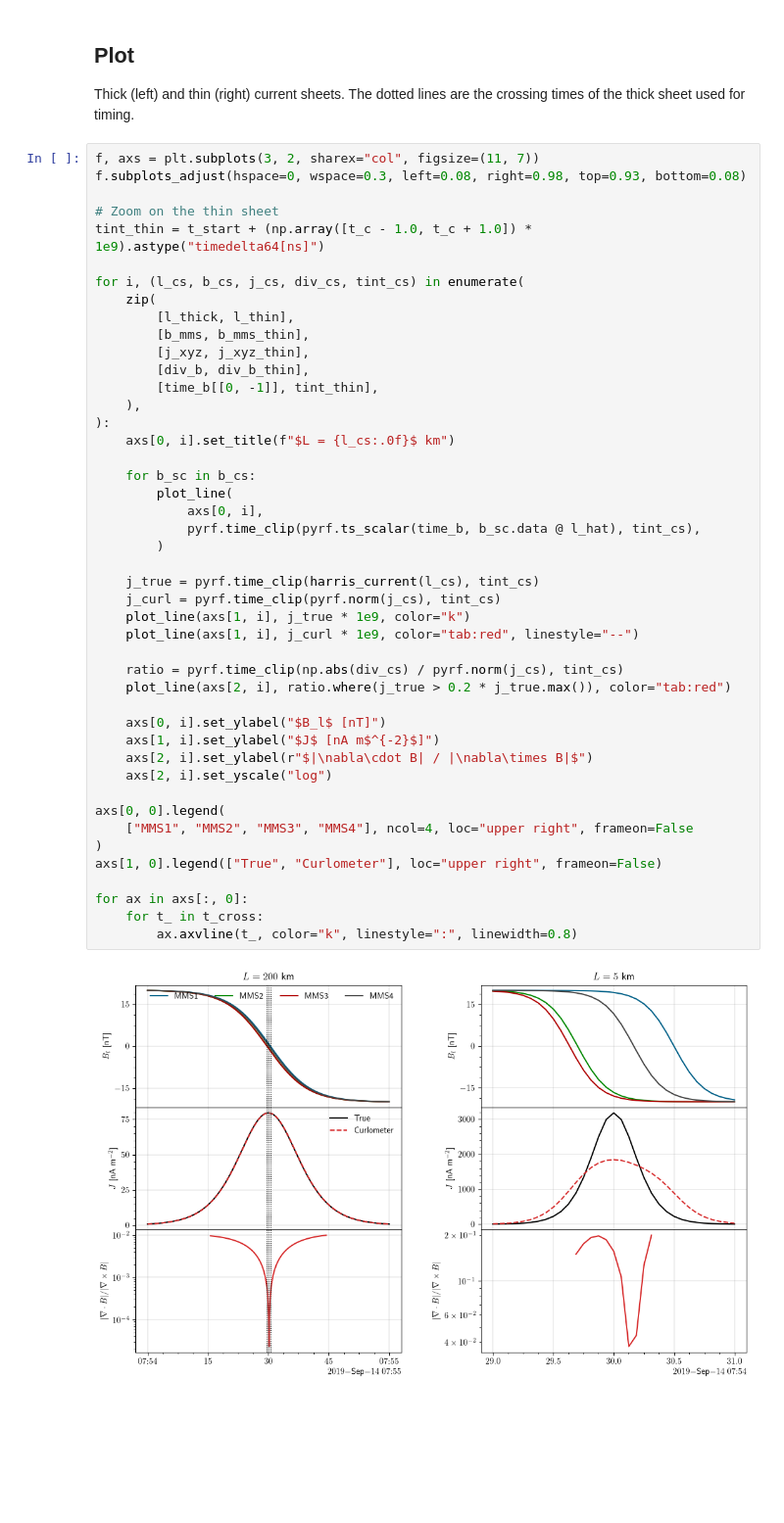
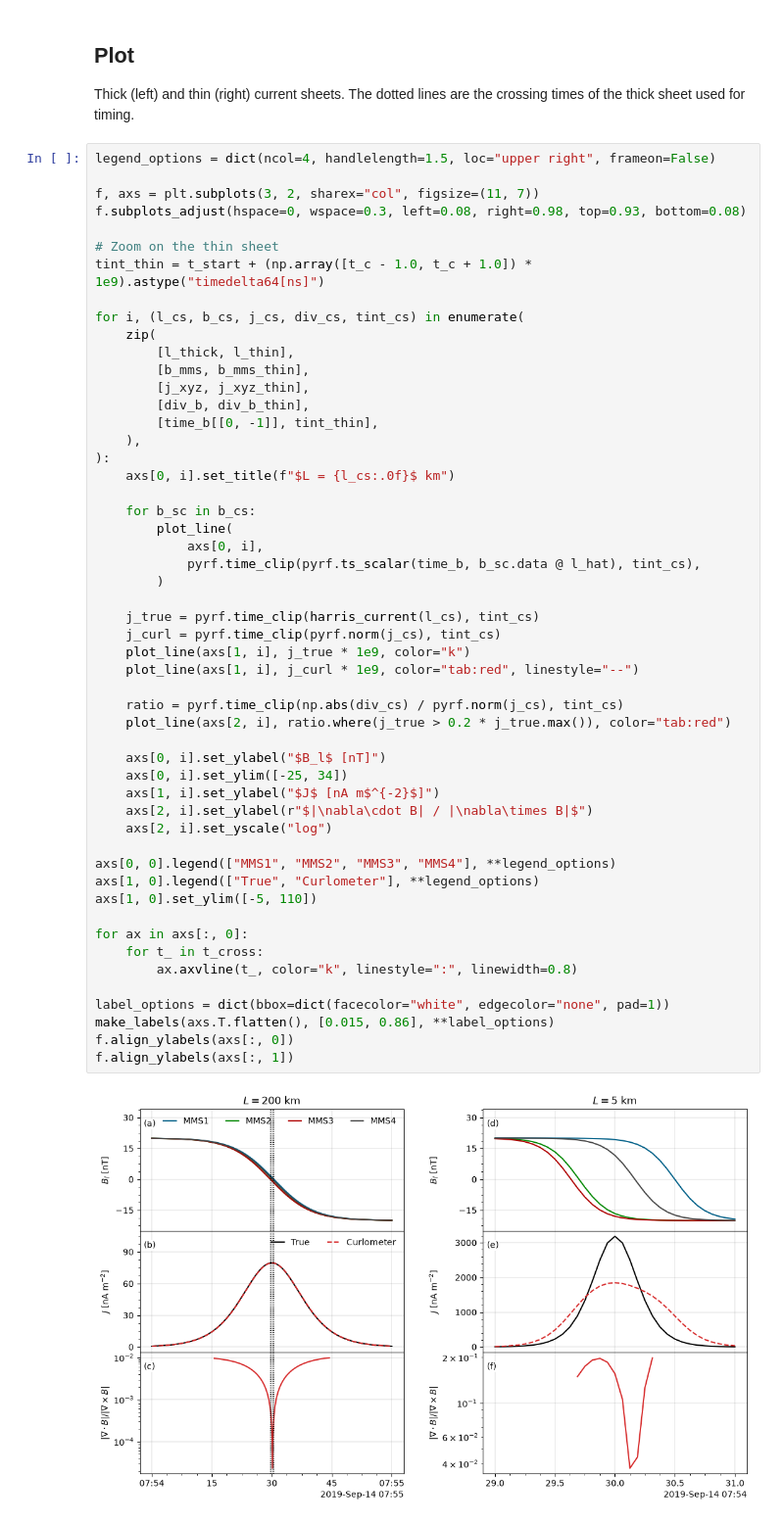
Before and after one commit to louis-richard/irfu-python, a Jupyter notebook: docs/examples/03_pyrf/example_pyrf_4sc_methods.ipynb, the cells around one changed output. Shown at 98% size. Cells and saved outputs as stored; diff of their text form; blank space fills up the shorter version.

```diff
--- a/docs/examples/03_pyrf/example_pyrf_4sc_methods.ipynb
+++ b/docs/examples/03_pyrf/example_pyrf_4sc_methods.ipynb
@@ -282,6 +280,8 @@ Pi-D   : -0.024999999999999998 nW/m^3, expected -0.025
 Thick (left) and thin (right) current sheets. The dotted lines are the
 crossing times of the thick sheet used for timing.
 # %%
+legend_options = dict(ncol=4, handlelength=1.5, loc="upper right", frameon=False)
+
 f, axs = plt.subplots(3, 2, sharex="col", figsize=(11, 7))
 f.subplots_adjust(hspace=0, wspace=0.3, left=0.08, right=0.98, top=0.93, bottom=0.08)
 
@@ -296,35 +296,40 @@ for i, (l_cs, b_cs, j_cs, div_cs, tint_cs) in enumerate(
         [div_b, div_b_thin],
         [time_b[[0, -1]], tint_thin],
     ),
 ):
     axs[0, i].set_title(f"$L = {l_cs:.0f}$ km")
 
     for b_sc in b_cs:
         plot_line(
             axs[0, i],
             pyrf.time_clip(pyrf.ts_scalar(time_b, b_sc.data @ l_hat), tint_cs),
         )
 
     j_true = pyrf.time_clip(harris_current(l_cs), tint_cs)
     j_curl = pyrf.time_clip(pyrf.norm(j_cs), tint_cs)
     plot_line(axs[1, i], j_true * 1e9, color="k")
     plot_line(axs[1, i], j_curl * 1e9, color="tab:red", linestyle="--")
 
     ratio = pyrf.time_clip(np.abs(div_cs) / pyrf.norm(j_cs), tint_cs)
     plot_line(axs[2, i], ratio.where(j_true > 0.2 * j_true.max()), color="tab:red")
 
     axs[0, i].set_ylabel("$B_l$ [nT]")
+    axs[0, i].set_ylim([-25, 34])
     axs[1, i].set_ylabel("$J$ [nA m$^{-2}$]")
     axs[2, i].set_ylabel(r"$|\nabla\cdot B| / |\nabla\times B|$")
     axs[2, i].set_yscale("log")
 
-axs[0, 0].legend(
-    ["MMS1", "MMS2", "MMS3", "MMS4"], ncol=4, loc="upper right", frameon=False
-)
-axs[1, 0].legend(["True", "Curlometer"], loc="upper right", frameon=False)
+axs[0, 0].legend(["MMS1", "MMS2", "MMS3", "MMS4"], **legend_options)
+axs[1, 0].legend(["True", "Curlometer"], **legend_options)
+axs[1, 0].set_ylim([-5, 110])
 
 for ax in axs[:, 0]:
     for t_ in t_cross:
         ax.axvline(t_, color="k", linestyle=":", linewidth=0.8)
+
+label_options = dict(bbox=dict(facecolor="white", edgecolor="none", pad=1))
+make_labels(axs.T.flatten(), [0.015, 0.86], **label_options)
+f.align_ylabels(axs[:, 0])
+f.align_ylabels(axs[:, 1])
 # %% [output]
-[figure, old version]
+[figure, new version]
```
Also changed, not shown: parts of 3 cells of this notebook.
